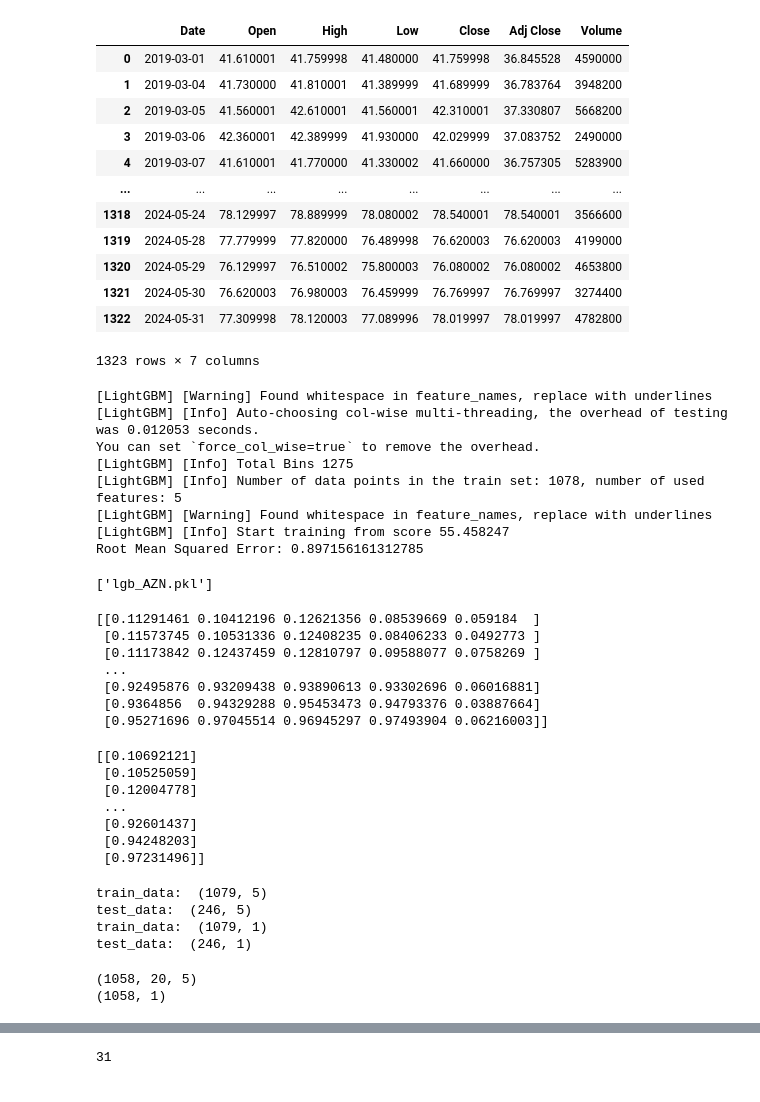
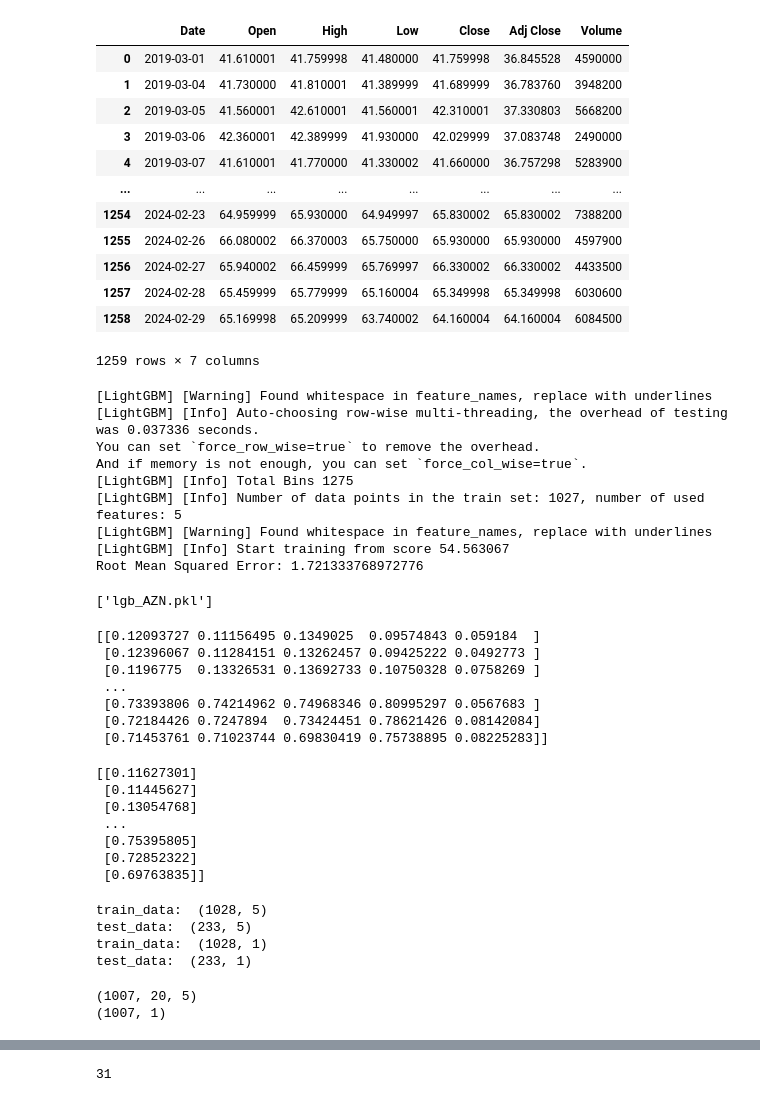
Before and after one commit to SangTommy/IS403_O21_03, a Jupyter notebook: Model/LightGBM/LSTM-LightGBM_82_30day_AZN.ipynb, the cells around one changed output, grey strips where cells are left out. Saved outputs shown, nothing was run; the diff lists cells and outputs as text; code cells hidden in the pictures.

```diff
--- a/Model/LightGBM/LSTM-LightGBM_82_30day_AZN.ipynb
+++ b/Model/LightGBM/LSTM-LightGBM_82_30day_AZN.ipynb
@@ -17,23 +17,23 @@ import math
 sns.set_theme()
 # %%
 # Load data
-df = pd.read_csv("AZN.csv")
+df = pd.read_csv("C:/Users/Admin/OneDrive/Tài liệu/GitHub/IS403_O21_03/Dataset/AZN (AstraZeneca).csv")
 df['Date'] = pd.to_datetime(df['Date'], format='%Y-%m-%d')
 df
 # %% [output]
 |  | Date | Open | High | Low | Close | Adj Close | Volume |
 | 0 | 2019-03-01 | 41.610001 | 41.759998 | 41.480000 | 41.759998 | 36.845528 | 4590000 |
-| 1 | 2019-03-04 | 41.730000 | 41.810001 | 41.389999 | 41.689999 | 36.783764 | 3948200 |
-| 2 | 2019-03-05 | 41.560001 | 42.610001 | 41.560001 | 42.310001 | 37.330807 | 5668200 |
-| 3 | 2019-03-06 | 42.360001 | 42.389999 | 41.930000 | 42.029999 | 37.083752 | 2490000 |
-| 4 | 2019-03-07 | 41.610001 | 41.770000 | 41.330002 | 41.660000 | 36.757305 | 5283900 |
+| 1 | 2019-03-04 | 41.730000 | 41.810001 | 41.389999 | 41.689999 | 36.783760 | 3948200 |
+| 2 | 2019-03-05 | 41.560001 | 42.610001 | 41.560001 | 42.310001 | 37.330803 | 5668200 |
+| 3 | 2019-03-06 | 42.360001 | 42.389999 | 41.930000 | 42.029999 | 37.083748 | 2490000 |
+| 4 | 2019-03-07 | 41.610001 | 41.770000 | 41.330002 | 41.660000 | 36.757298 | 5283900 |
 | ... | ... | ... | ... | ... | ... | ... | ... |
-| 1318 | 2024-05-24 | 78.129997 | 78.889999 | 78.080002 | 78.540001 | 78.540001 | 3566600 |
-| 1319 | 2024-05-28 | 77.779999 | 77.820000 | 76.489998 | 76.620003 | 76.620003 | 4199000 |
-| 1320 | 2024-05-29 | 76.129997 | 76.510002 | 75.800003 | 76.080002 | 76.080002 | 4653800 |
-| 1321 | 2024-05-30 | 76.620003 | 76.980003 | 76.459999 | 76.769997 | 76.769997 | 3274400 |
-| 1322 | 2024-05-31 | 77.309998 | 78.120003 | 77.089996 | 78.019997 | 78.019997 | 4782800 |
+| 1254 | 2024-02-23 | 64.959999 | 65.930000 | 64.949997 | 65.830002 | 65.830002 | 7388200 |
+| 1255 | 2024-02-26 | 66.080002 | 66.370003 | 65.750000 | 65.930000 | 65.930000 | 4597900 |
+| 1256 | 2024-02-27 | 65.940002 | 66.459999 | 65.769997 | 66.330002 | 66.330002 | 4433500 |
+| 1257 | 2024-02-28 | 65.459999 | 65.779999 | 65.160004 | 65.349998 | 65.349998 | 6030600 |
+| 1258 | 2024-02-29 | 65.169998 | 65.209999 | 63.740002 | 64.160004 | 64.160004 | 6084500 |
-1323 rows × 7 columns
+1259 rows × 7 columns
 # %%
 # Define train and test size
 train_size = int(len(df) * 0.8)
@@ -66,13 +66,14 @@ rmse = np.sqrt(mean_squared_error(y_test_lgb, y_pred))
 print(f'Root Mean Squared Error: {rmse}')
 # %% [output]
 [LightGBM] [Warning] Found whitespace in feature_names, replace with underlines
-[LightGBM] [Info] Auto-choosing col-wise multi-threading, the overhead of testing was 0.012053 seconds.
-You can set `force_col_wise=true` to remove the overhead.
+[LightGBM] [Info] Auto-choosing row-wise multi-threading, the overhead of testing was 0.037336 seconds.
+You can set `force_row_wise=true` to remove the overhead.
+And if memory is not enough, you can set `force_col_wise=true`.
 [LightGBM] [Info] Total Bins 1275
-[LightGBM] [Info] Number of data points in the train set: 1078, number of used features: 5
+[LightGBM] [Info] Number of data points in the train set: 1027, number of used features: 5
 [LightGBM] [Warning] Found whitespace in feature_names, replace with underlines
-[LightGBM] [Info] Start training from score 55.458247
-Root Mean Squared Error: 0.897156161312785
+[LightGBM] [Info] Start training from score 54.563067
+Root Mean Squared Error: 1.721333768972776
 # %%
 import joblib
 # save model
@@ -88,25 +89,25 @@ scaler=MinMaxScaler(feature_range=(0,1))
 closedf=scaler.fit_transform(np.array(close_df))
 print(closedf)
 # %% [output]
-[[0.11291461 0.10412196 0.12621356 0.08539669 0.059184  ]
- [0.11573745 0.10531336 0.12408235 0.08406233 0.0492773 ]
- [0.11173842 0.12437459 0.12810797 0.09588077 0.0758269 ]
+[[0.12093727 0.11156495 0.1349025  0.09574843 0.059184  ]
+ [0.12396067 0.11284151 0.13262457 0.09425222 0.0492773 ]
+ [0.1196775  0.13326531 0.13692733 0.10750328 0.0758269 ]
  ...
- [0.92495876 0.93209438 0.93890613 0.93302696 0.06016881]
- [0.9364856  0.94329288 0.95453473 0.94793376 0.03887664]
- [0.95271696 0.97045514 0.96945297 0.97493904 0.06216003]]
+ [0.73393806 0.74214962 0.74968346 0.80995297 0.0567683 ]
+ [0.72184426 0.7247894  0.73424451 0.78621426 0.08142084]
+ [0.71453761 0.71023744 0.69830419 0.75738895 0.08225283]]
 # %%
 scalery=MinMaxScaler(feature_range=(0,1))
 closedfY=scalery.fit_transform(np.array(close_dfY))
 print(closedfY)
 # %% [output]
-[[0.10692121]
- [0.10525059]
- [0.12004778]
+[[0.11627301]
+ [0.11445627]
+ [0.13054768]
  ...
- [0.92601437]
- [0.94248203]
- [0.97231496]]
+ [0.75395805]
+ [0.72852322]
+ [0.69763835]]
 # %%
 training_size=int(len(closedf)*0.80)
 test_size=len(closedf)-training_size
@@ -117,10 +118,10 @@ print("test_data: ", test_data.shape)
 print("train_data: ", train_datay.shape)
 print("test_data: ", test_datay.shape)
 # %% [output]
-train_data:  (1079, 5)
-test_data:  (246, 5)
-train_data:  (1079, 1)
-test_data:  (246, 1)
+train_data:  (1028, 5)
+test_data:  (233, 5)
+train_data:  (1028, 1)
+test_data:  (233, 1)
 # %%
 # convert an array of values into a dataset matrix
 def create_dataset(dataset, y, time_step=1):
@@ -142,8 +143,8 @@ X_test = X_test.reshape(X_test.shape[0],X_test.shape[1] , 5) #1 is the number of
 print(X_train.shape)
 print(y_train.shape)
 # %% [output]
-(1058, 20, 5)
-(1058, 1)
+(1007, 20, 5)
+(1007, 1)
 # %%
 # Build and train the LSTM model
 model=Sequential()
```
Also changed, not shown: parts of 6 cells of this notebook.
